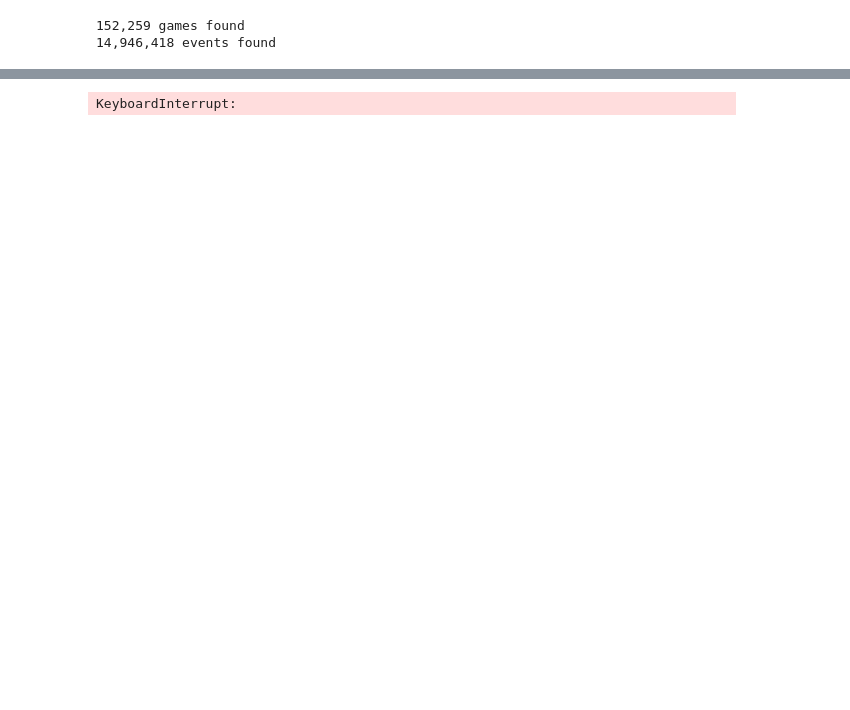
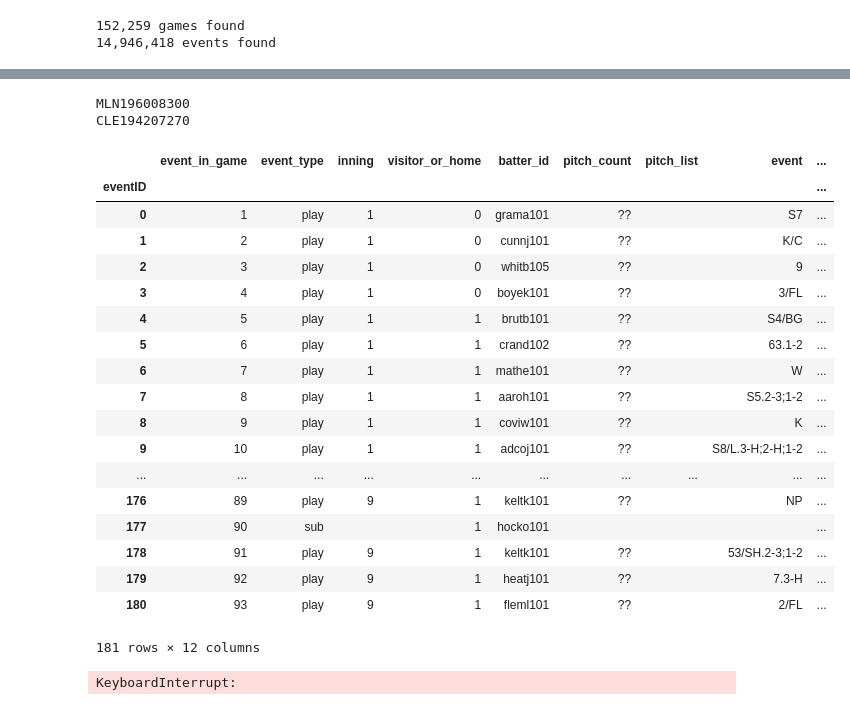
Before and after one commit to raddick/sportsball, a Jupyter notebook: process_events.ipynb, the cells around one changed output, grey strips where cells are left out. Cells and saved outputs as stored; diff of their text form; code cells hidden in the pictures; blank space fills up the shorter version.

Commit message:
Actually, I hate data. Gonna go work for Breitbart.

```diff
--- a/process_events.ipynb
+++ b/process_events.ipynb
@@ -18,6 +40,7 @@ print('{0:,.0f} games found'.format(len(allgames)))
 for game in allgames:
     nEvents = nEvents + len(game['events'])
 df = pandas.DataFrame.from_dict(allgames)
+df = df.set_index('id')
 print('{0:,.0f} events found'.format(nEvents))
 # %% [output]
 152,259 games found
@@ -63,3 +48,52 @@ events_df
+# %%
+dfx = df.sample(2)
+dfx
+column_list = ['event_in_game', 'event_type', 'inning', 'visitor_or_home']#,'retrosheet_id']
+column_list += ['batter_id', 'pitch_count', 'pitch_list']
+column_list += ['event', 'comment', 'sub_batting_order', 'sub_position']
+column_list += ['gameID']
+
+events_df = pandas.DataFrame(columns=column_list)
+#print(events_df.shape)
+i = 0
+for index, row in df.iterrows():
+    print(index)
+#    thisrow = []
+    for j in range(0,len(row['events'])):
+        thisrow = row['events'][j]
+        thisrow.append(index)
+#        print(thisrow)
+        events_df.loc[i] = thisrow
+        i = i + 1
+#    for j in range(0,len(row['events'])):
+#        thisrow.append(['events'][j])
+#    thisrow.append(index)
+#    events_df.loc[i] = thisrow
+#    i = i + 1
+events_df.index.name = 'eventID'
+events_df
+# %% [output]
+MLN196008300
+CLE194207270
+|  | event_in_game | event_type | inning | visitor_or_home | batter_id | pitch_count | pitch_list | event | ... |
+| eventID |  |  |  |  |  |  |  |  | ... |
+| 0 | 1 | play | 1 | 0 | grama101 | ?? |  | S7 | ... |
+| 1 | 2 | play | 1 | 0 | cunnj101 | ?? |  | K/C | ... |
+| 2 | 3 | play | 1 | 0 | whitb105 | ?? |  | 9 | ... |
+| 3 | 4 | play | 1 | 0 | boyek101 | ?? |  | 3/FL | ... |
+| 4 | 5 | play | 1 | 1 | brutb101 | ?? |  | S4/BG | ... |
+| 5 | 6 | play | 1 | 1 | crand102 | ?? |  | 63.1-2 | ... |
+| 6 | 7 | play | 1 | 1 | mathe101 | ?? |  | W | ... |
+| 7 | 8 | play | 1 | 1 | aaroh101 | ?? |  | S5.2-3;1-2 | ... |
+| 8 | 9 | play | 1 | 1 | coviw101 | ?? |  | K | ... |
+| 9 | 10 | play | 1 | 1 | adcoj101 | ?? |  | S8/L.3-H;2-H;1-2 | ... |
+| ... | ... | ... | ... | ... | ... | ... | ... | ... | ... |
+| 176 | 89 | play | 9 | 1 | keltk101 | ?? |  | NP | ... |
+| 177 | 90 | sub |  | 1 | hocko101 |  |  |  | ... |
+| 178 | 91 | play | 9 | 1 | keltk101 | ?? |  | 53/SH.2-3;1-2 | ... |
+| 179 | 92 | play | 9 | 1 | heatj101 | ?? |  | 7.3-H | ... |
+| 180 | 93 | play | 9 | 1 | fleml101 | ?? |  | 2/FL | ... |
+181 rows × 12 columns
 # %%
 #weird_game_ids = ['CLE192708190', 'BOS193008310', 'BOS193107250', 'CHA193304220', 'NYA193606030', 'MLN195505152']
 #weird_game_ids += ['MIN196907170', 'NYN197208160', 'KCA201109150', 'TOR201208130', 'KCA201605310']
```
Also changed, not shown: parts of 2 cells of this notebook.
